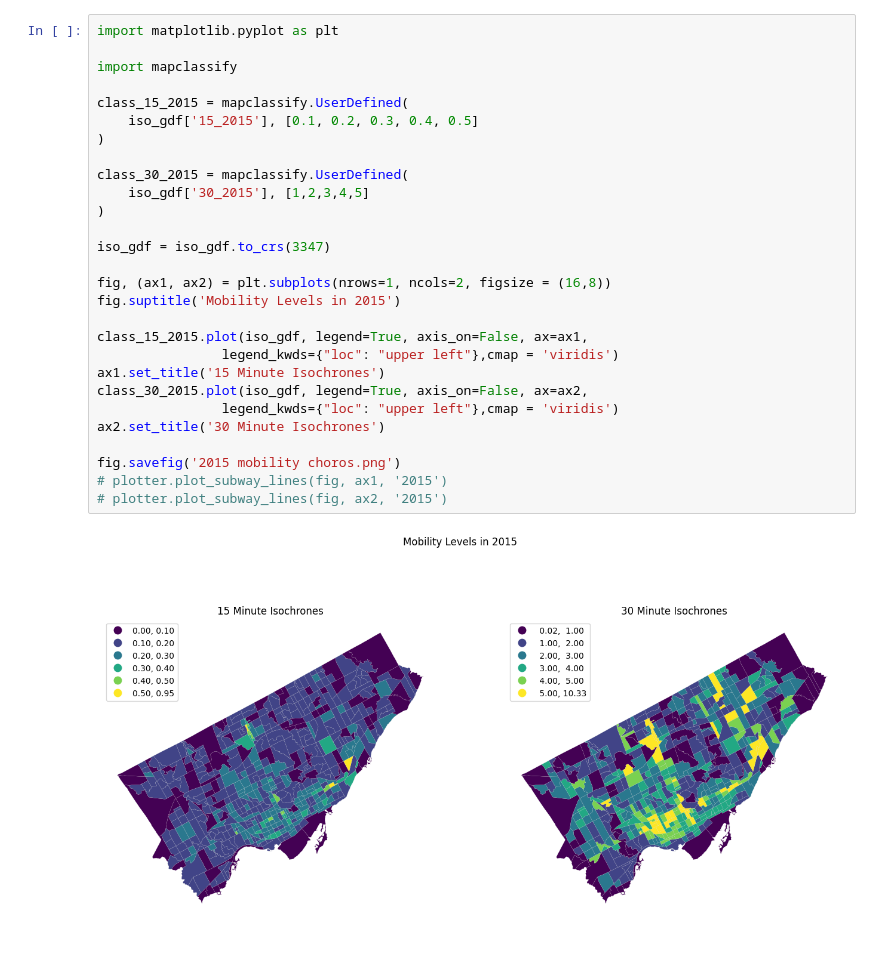
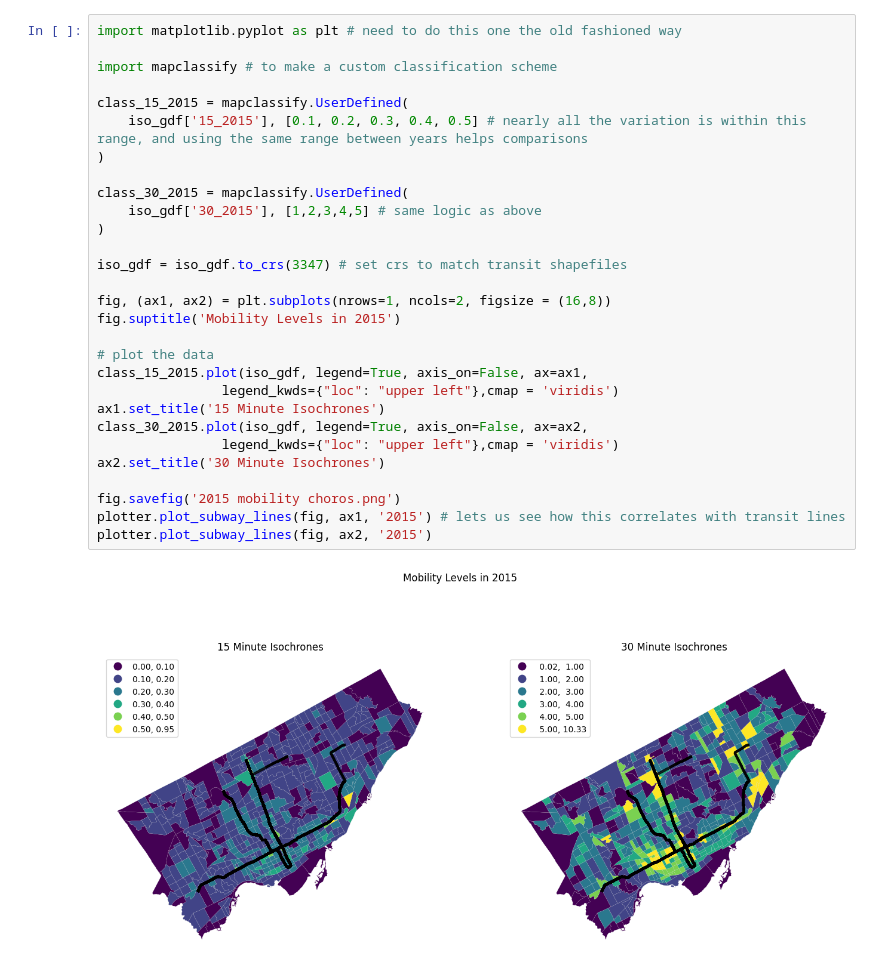
Before and after one commit to polina-gorn/GGR375-Group-Project, a Jupyter notebook: create_isochrone_visuals.ipynb, the cells around one changed output. Cells and saved outputs as stored; diff of their text form.

Commit message:
final vresion isochrone visualizer

```diff
--- a/create_isochrone_visuals.ipynb
+++ b/create_isochrone_visuals.ipynb
@@ -24,31 +32,32 @@ f3, ax = plotter.plot_choropleths(iso_gdf, '30-minute Isochrone Areas by Year: 2
 # %%
-import matplotlib.pyplot as plt
+import matplotlib.pyplot as plt # need to do this one the old fashioned way
 
-import mapclassify
+import mapclassify # to make a custom classification scheme
 
 class_15_2015 = mapclassify.UserDefined(
-    iso_gdf['15_2015'], [0.1, 0.2, 0.3, 0.4, 0.5]
+    iso_gdf['15_2015'], [0.1, 0.2, 0.3, 0.4, 0.5] # nearly all the variation is within this range, and using the same range between years helps comparisons
 )
 
 class_30_2015 = mapclassify.UserDefined(
-    iso_gdf['30_2015'], [1,2,3,4,5]
+    iso_gdf['30_2015'], [1,2,3,4,5] # same logic as above
 )
 
-iso_gdf = iso_gdf.to_crs(3347)
+iso_gdf = iso_gdf.to_crs(3347) # set crs to match transit shapefiles
 
 fig, (ax1, ax2) = plt.subplots(nrows=1, ncols=2, figsize = (16,8))
 fig.suptitle('Mobility Levels in 2015')
 
+# plot the data
 class_15_2015.plot(iso_gdf, legend=True, axis_on=False, ax=ax1,
                 legend_kwds={"loc": "upper left"},cmap = 'viridis')
 ax1.set_title('15 Minute Isochrones')
 class_30_2015.plot(iso_gdf, legend=True, axis_on=False, ax=ax2,
                 legend_kwds={"loc": "upper left"},cmap = 'viridis')
 ax2.set_title('30 Minute Isochrones')
 
 fig.savefig('2015 mobility choros.png')
-# plotter.plot_subway_lines(fig, ax1, '2015')
-# plotter.plot_subway_lines(fig, ax2, '2015')
+plotter.plot_subway_lines(fig, ax1, '2015') # lets us see how this correlates with transit lines
+plotter.plot_subway_lines(fig, ax2, '2015')
 # %% [output]
-[figure, old version]
+[figure, new version]
 # %%
```
Also changed, not shown: parts of 7 cells of this notebook.
